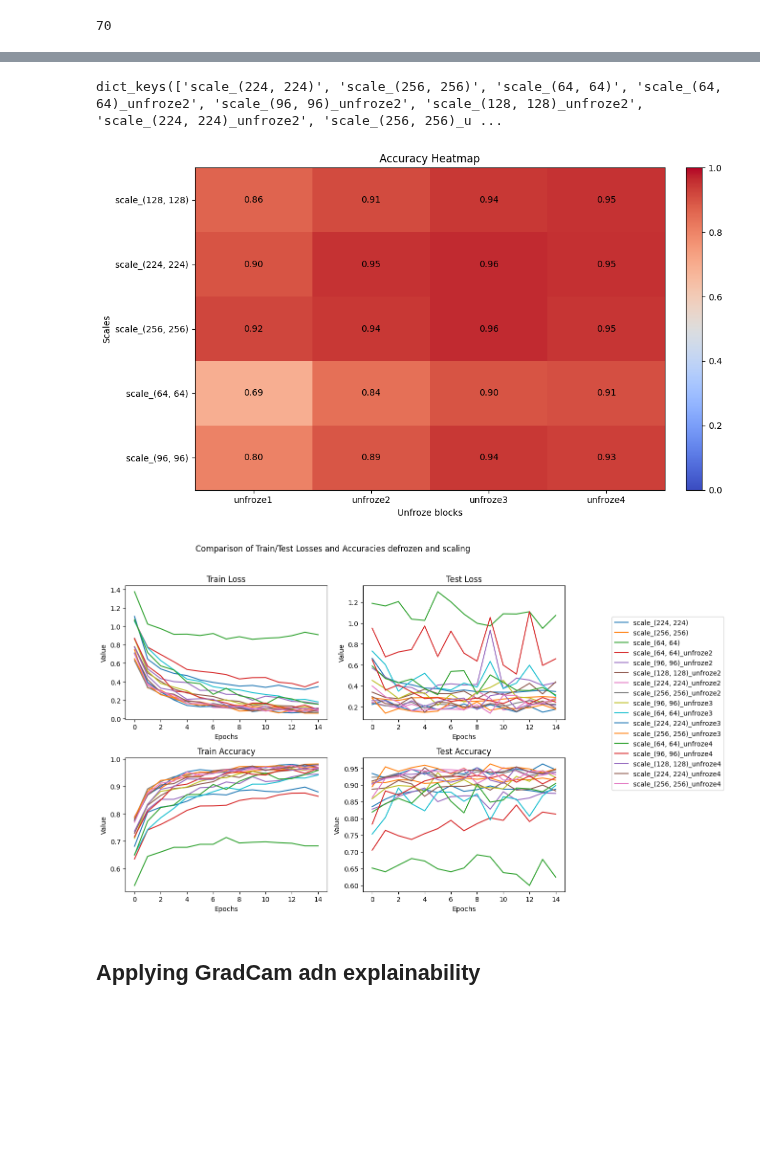
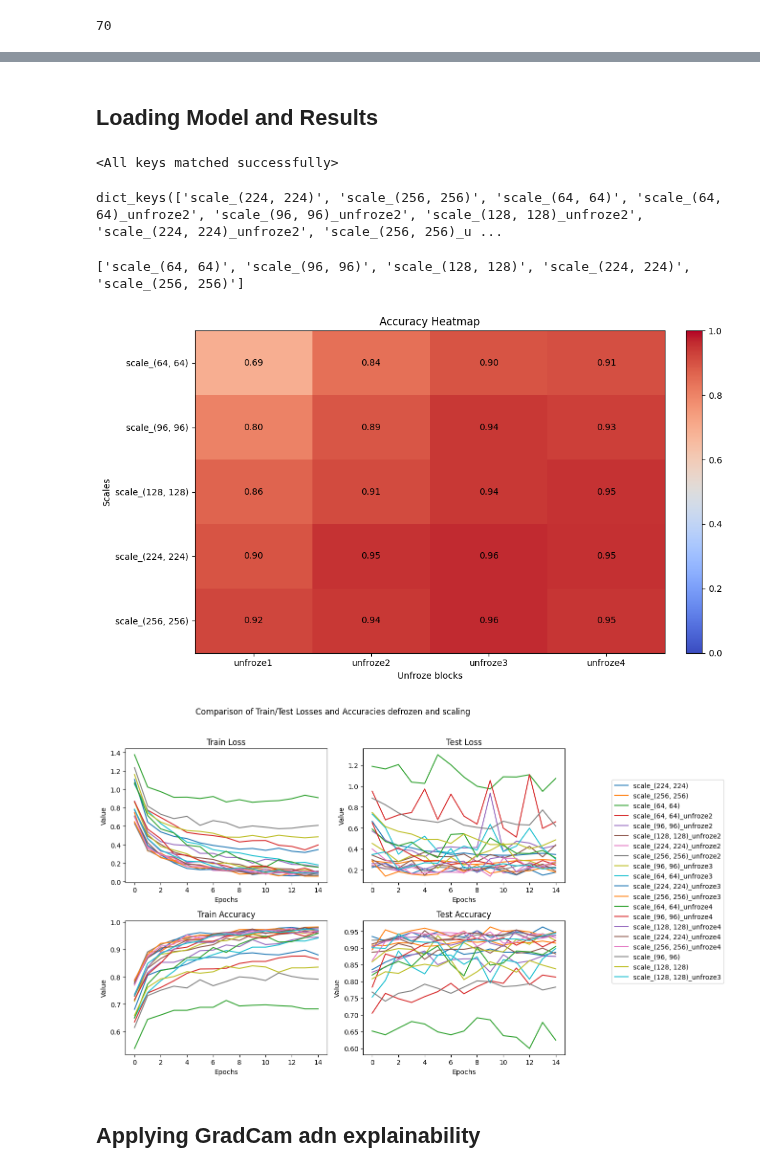
Before and after one commit to MCV-C3/project23-24-08, a Jupyter notebook: Task3/Explainability.ipynb, the cells around one changed output, grey strips where cells are left out. Cells and saved outputs as stored; diff of their text form; code cells hidden in the pictures; blank space fills up the shorter version.

```diff
--- a/Task3/Explainability.ipynb
+++ b/Task3/Explainability.ipynb
@@ -326,3 +306,16 @@ pd.DataFrame().from_dict(history)
+# %% [markdown]
+## Loading Model and Results
+# %%
+model.load_state_dict(torch.load("./checkpoints/eff/"+key_execution+".pt"))
+# %% [output]
+<All keys matched successfully>
+# %%
+def get_pickle(path):
+    with open(path, "rb") as handle:
+        gr=pickle.load(handle)
+    return gr
+
+history = get_pickle("./results_per_patch_unfreeze.pkl")
 # %%
 print(history.keys())
 # %% [output]
@@ -330,6 +323,12 @@ dict_keys(['scale_(224, 224)', 'scale_(256, 256)', 'scale_(64, 64)', 'scale_(64,
 # %%
 import matplotlib.pyplot as plt
 import numpy as np
+
+def obtener_valor_escala(cadena):
+    inicio = cadena.find('(') + 1
+    fin = cadena.find(')')
+    valores = cadena[inicio:fin].split(',')
+    return int(valores[0]), int(valores[1])
 
 # Ejemplo de diccionario de datos
 data = copy.copy(history)
@@ -347,7 +346,8 @@ for key in data.keys():
     unfroze_values.add(int(unfroze))
 
 # Ordenar las escalas y los unfroze<int>
-scales = sorted(list(scales))
+scales = sorted(list(scales), key=obtener_valor_escala)
+print(scales)
 unfroze_values = sorted(list(unfroze_values))
 
 # Crear un solo heatmap para el accuracy
@@ -362,34 +362,35 @@ for i, scale in enumerate(scales):
             key = f"{scale}_unfroze{unfroze}"
 
         if key in data:
             heatmap_data_accuracy[i, j] = np.max(data[key]['acc']["test"])
 
 # Crear el heatmap
 fig, ax = plt.subplots(figsize=(10, 6))
 
 im_accuracy = ax.imshow(heatmap_data_accuracy, cmap='coolwarm', vmin=0, vmax=1, aspect='auto', origin='upper')
 
 
 # Añadir anotaciones
 for i in range(len(scales)):
     for j in range(len(unfroze_values)):
         value = heatmap_data_accuracy[i, j]
         ax.text(j, i, f'{value:.2f}', ha='center', va='center', color='black')
 
 
 ax.set_title('Accuracy Heatmap')
 ax.set_xticks(np.arange(len(unfroze_values)))
 ax.set_xticklabels([f'unfroze{unfroze}' for unfroze in unfroze_values])
 ax.set_yticks(np.arange(len(scales)))
 ax.set_yticklabels(scales)
 ax.set_xlabel('Unfroze blocks')
 ax.set_ylabel('Scales')
 fig.colorbar(im_accuracy, orientation='vertical', fraction=0.046, pad=0.04)
 
 plt.tight_layout()
 plt.show()
 # %% [output]
+['scale_(64, 64)', 'scale_(96, 96)', 'scale_(128, 128)', 'scale_(224, 224)', 'scale_(256, 256)']
-[figure, old version]
+[figure, new version]
 # %%
 import pandas as pd
 import seaborn as sns
@@ -428,4 +429,4 @@ plt.tight_layout(rect=[0, 0, 1, 0.96])
 # Show the plots
 plt.show()
 # %% [output]
-[figure, old version]
+[figure, new version]
```
Also changed, not shown: parts of 64 cells of this notebook, 1 other file.
